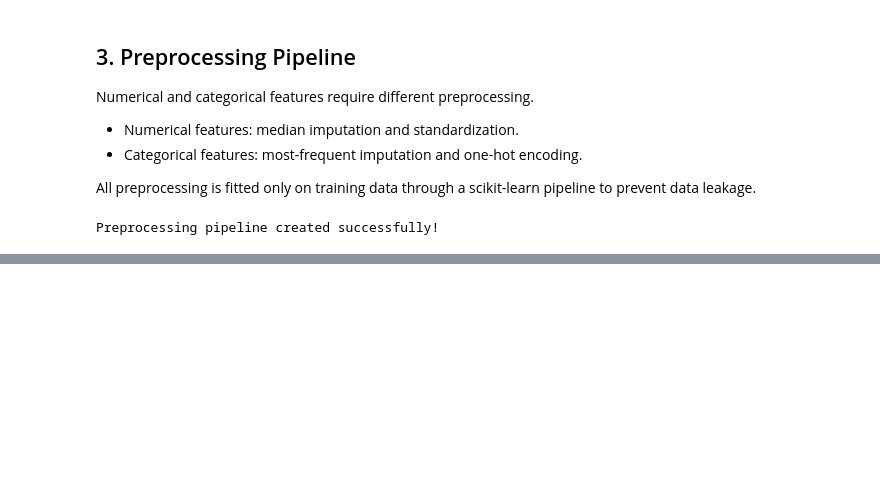
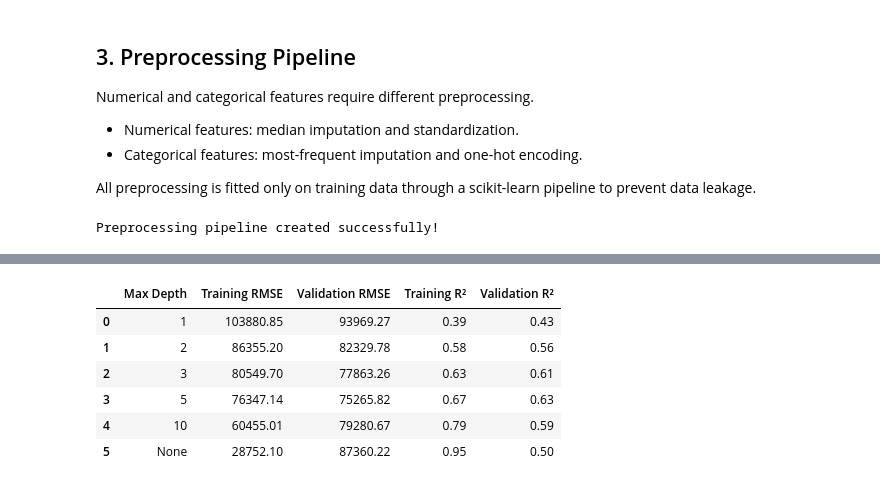
Before and after one commit to iaac-maai/group-3-day2-assignment, a Jupyter notebook: notebooks/supervised_learning.ipynb, the cells around one changed output, grey strips where cells are left out. Drawn from its saved outputs; the diff is of its cells as text; code cells hidden in the pictures; blank space fills up the shorter version.

```diff
--- a/notebooks/supervised_learning.ipynb
+++ b/notebooks/supervised_learning.ipynb
@@ -176,0 +244,72 @@ Preprocessing pipeline created successfully!
+# %%
+from sklearn.model_selection import train_test_split
+from sklearn.tree import DecisionTreeRegressor
+from sklearn.pipeline import Pipeline
+from sklearn.metrics import mean_squared_error, r2_score
+import pandas as pd
+import matplotlib.pyplot as plt
+
+# Split the training data into a fitting set and a validation set
+X_fit, X_val, y_fit, y_val = train_test_split(
+    X_train,
+    y_train,
+    test_size=0.20,
+    random_state=42
+)
+
+# Test different levels of model complexity
+depths = [1, 2, 3, 5, 10, None]
+
+results = []
+
+for depth in depths:
+
+    # Create a pipeline using our existing preprocessing
+    model = Pipeline(steps=[
+        ("preprocessor", preprocessor),
+        ("regressor", DecisionTreeRegressor(
+            max_depth=depth,
+            random_state=42
+        ))
+    ])
+
+    # Train the model
+    model.fit(X_fit, y_fit)
+
+    # Make predictions on training and validation data
+    train_predictions = model.predict(X_fit)
+    val_predictions = model.predict(X_val)
+
+    # Calculate RMSE for both datasets
+    train_rmse = mean_squared_error(
+        y_fit, train_predictions
+    ) ** 0.5
+
+    val_rmse = mean_squared_error(
+        y_val, val_predictions
+    ) ** 0.5
+
+    # Calculate R² scores
+    train_r2 = r2_score(y_fit, train_predictions)
+    val_r2 = r2_score(y_val, val_predictions)
+
+    results.append({
+        "Max Depth": str(depth),
+        "Training RMSE": train_rmse,
+        "Validation RMSE": val_rmse,
+        "Training R²": train_r2,
+        "Validation R²": val_r2
+    })
+
+# Display the results
+results_df = pd.DataFrame(results)
+
+display(results_df.round(2))
+# %% [output]
+|  | Max Depth | Training RMSE | Validation RMSE | Training R² | Validation R² |
+| 0 | 1 | 103880.85 | 93969.27 | 0.39 | 0.43 |
+| 1 | 2 | 86355.20 | 82329.78 | 0.58 | 0.56 |
+| 2 | 3 | 80549.70 | 77863.26 | 0.63 | 0.61 |
+| 3 | 5 | 76347.14 | 75265.82 | 0.67 | 0.63 |
+| 4 | 10 | 60455.01 | 79280.67 | 0.79 | 0.59 |
+| 5 | None | 28752.10 | 87360.22 | 0.95 | 0.50 |
```
Also changed, not shown: parts of 28 cells of this notebook.
